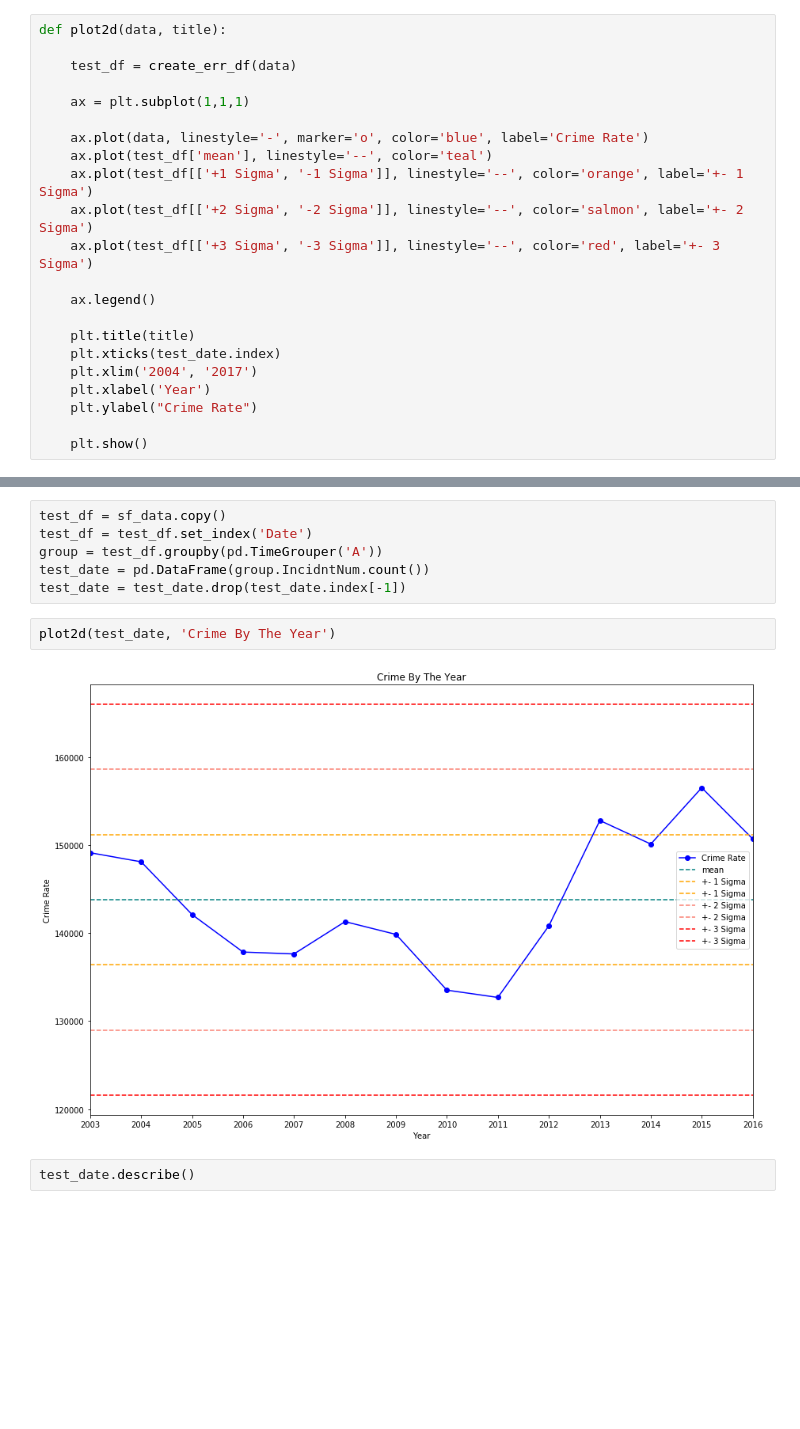
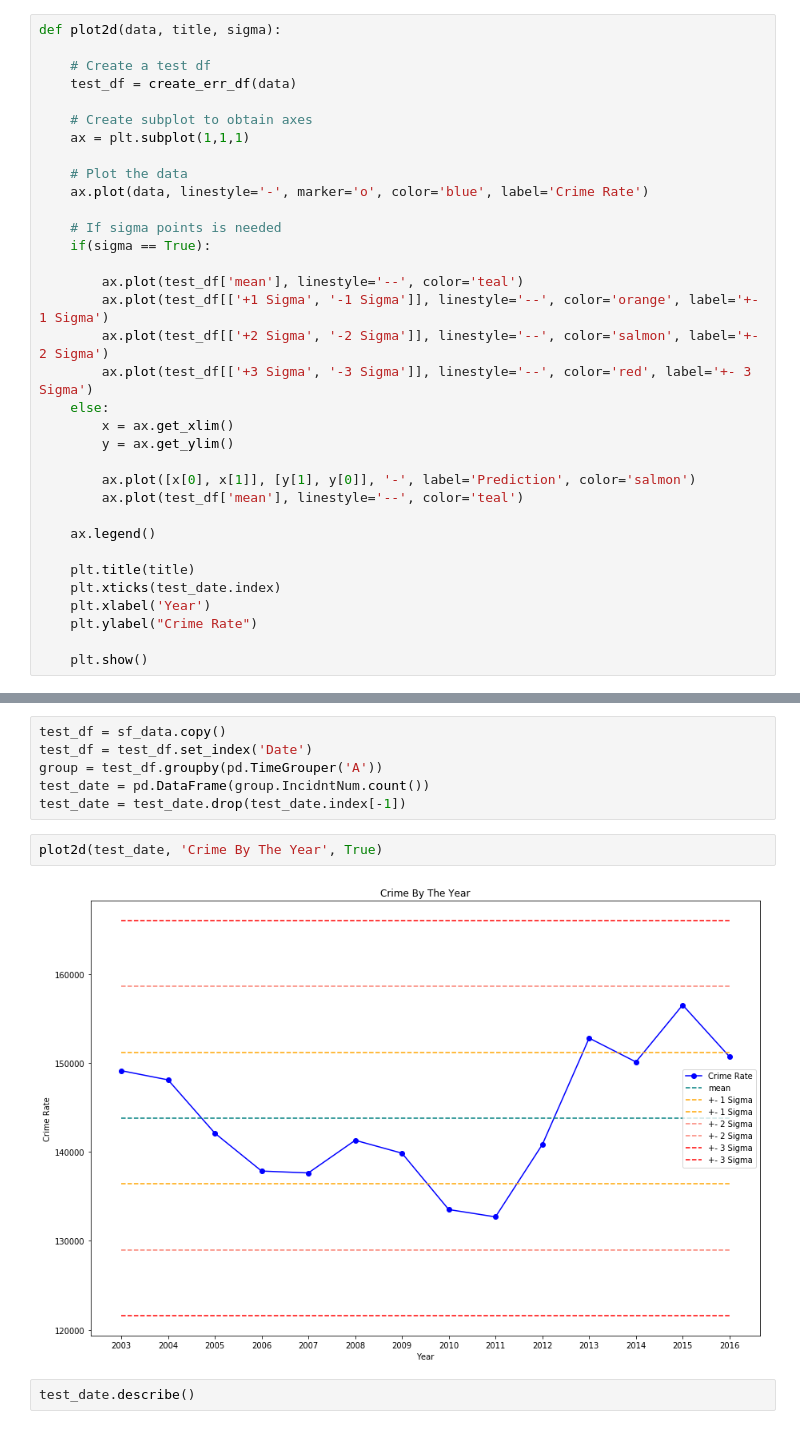
Before and after one commit to NathanNguyen345/DataScience_Capstone1, a Jupyter notebook: ExploratoryData/SF_Crime_Rate.ipynb, the cells around one changed output, grey strips where cells are left out. Drawn from its saved outputs; the diff is of its cells as text; blank space fills up the shorter version.

```diff
--- a/ExploratoryData/SF_Crime_Rate.ipynb
+++ b/ExploratoryData/SF_Crime_Rate.ipynb
@@ -208,23 +209,35 @@ Initially it's hard to see if there's any differences in the amount of crime fro
 # %% [markdown]
 # Is crime really increasing throughout the year from 2003-2017?
 # %%
-def plot2d(data, title):
+def plot2d(data, title, sigma):
 
+    # Create a test df
     test_df = create_err_df(data)
 
+    # Create subplot to obtain axes
     ax = plt.subplot(1,1,1)
 
+    # Plot the data
     ax.plot(data, linestyle='-', marker='o', color='blue', label='Crime Rate')
-    ax.plot(test_df['mean'], linestyle='--', color='teal')
-    ax.plot(test_df[['+1 Sigma', '-1 Sigma']], linestyle='--', color='orange', label='+- 1 Sigma')
-    ax.plot(test_df[['+2 Sigma', '-2 Sigma']], linestyle='--', color='salmon', label='+- 2 Sigma')
-    ax.plot(test_df[['+3 Sigma', '-3 Sigma']], linestyle='--', color='red', label='+- 3 Sigma')
+
+    # If sigma points is needed
+    if(sigma == True):
+
+        ax.plot(test_df['mean'], linestyle='--', color='teal')
+        ax.plot(test_df[['+1 Sigma', '-1 Sigma']], linestyle='--', color='orange', label='+- 1 Sigma')
+        ax.plot(test_df[['+2 Sigma', '-2 Sigma']], linestyle='--', color='salmon', label='+- 2 Sigma')
+        ax.plot(test_df[['+3 Sigma', '-3 Sigma']], linestyle='--', color='red', label='+- 3 Sigma')
+    else:
+        x = ax.get_xlim()
+        y = ax.get_ylim()
+
+        ax.plot([x[0], x[1]], [y[1], y[0]], '-', label='Prediction', color='salmon')
+        ax.plot(test_df['mean'], linestyle='--', color='teal')
 
     ax.legend()
 
     plt.title(title)
     plt.xticks(test_date.index)
-    plt.xlim('2004', '2017')
     plt.xlabel('Year')
     plt.ylabel("Crime Rate")
 
@@ -253,9 +266,9 @@ group = test_df.groupby(pd.TimeGrouper('A'))
 test_date = pd.DataFrame(group.IncidntNum.count())
 test_date = test_date.drop(test_date.index[-1])
 # %%
-plot2d(test_date, 'Crime By The Year')
+plot2d(test_date, 'Crime By The Year', True)
 # %% [output]
-[figure, old version]
+[figure, new version]
 # %%
 test_date.describe()
 # %% [output]
```
Also changed, not shown: parts of 9 cells of this notebook.
